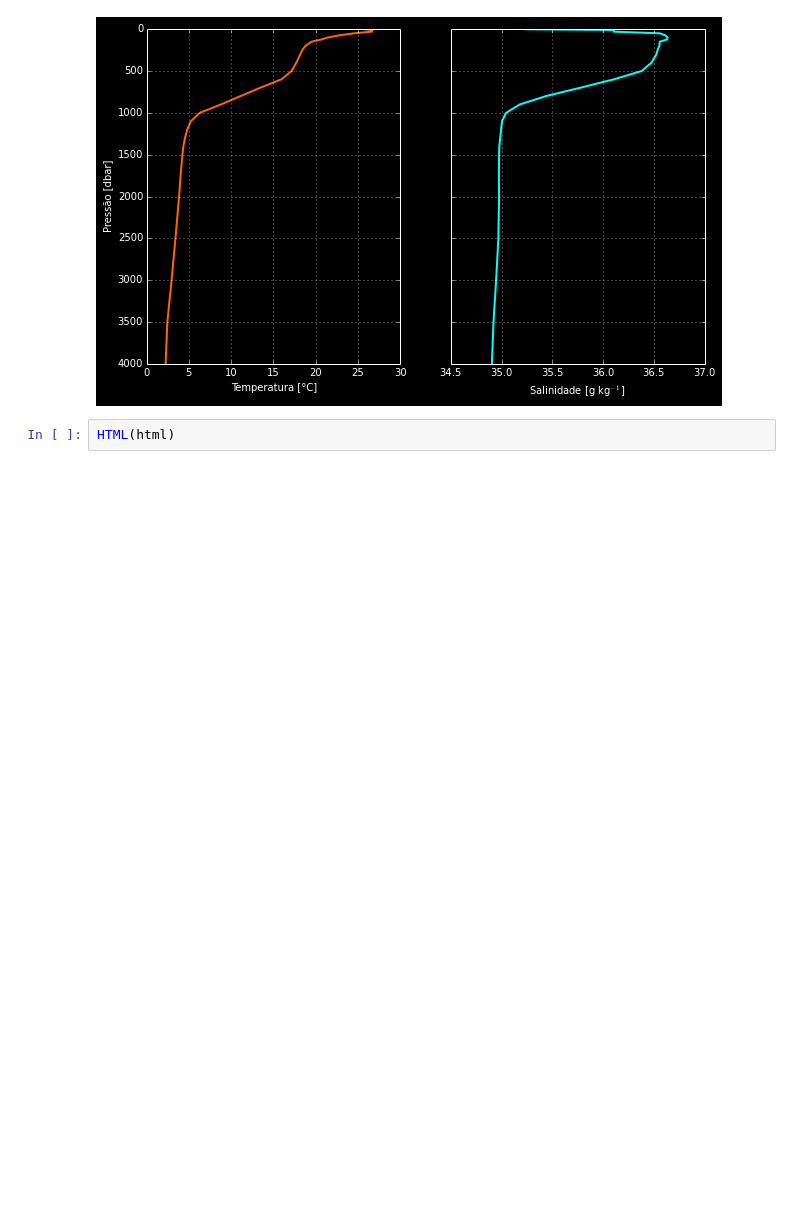
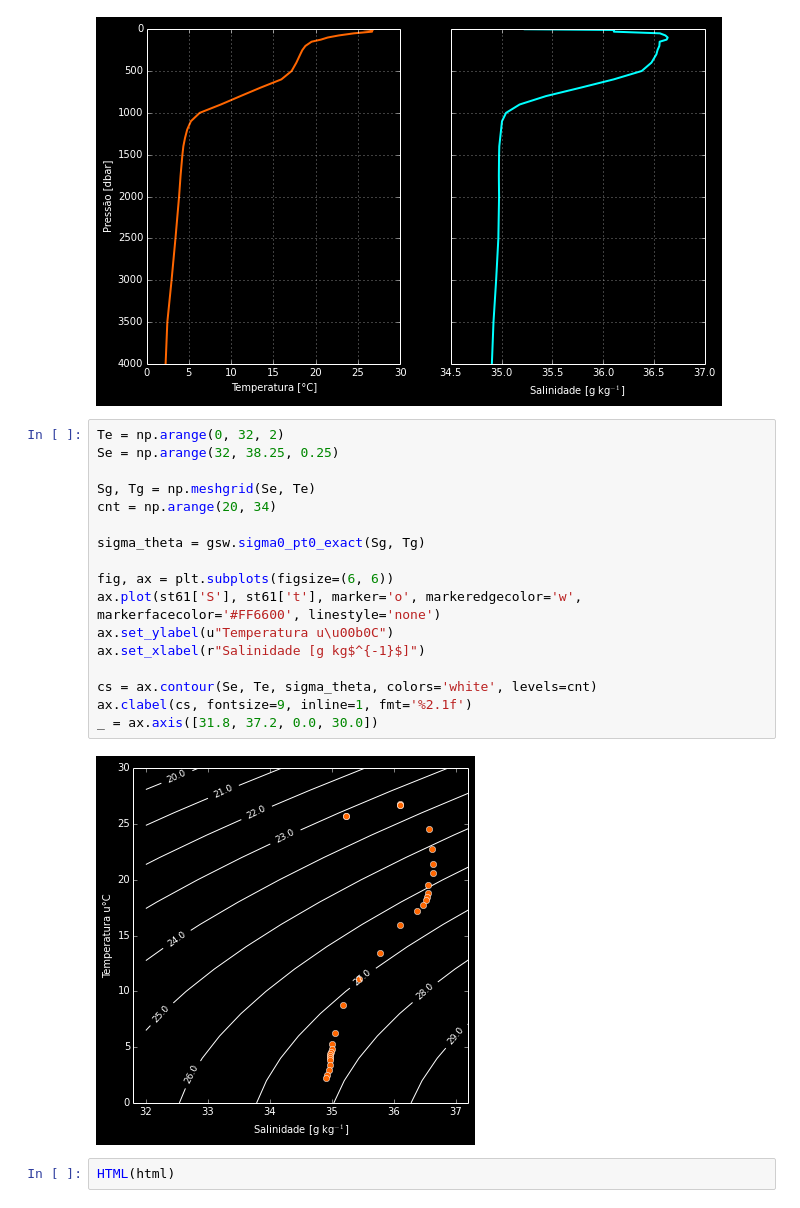
Before and after one commit to ocefpaf/descriptive_oceanography, a Jupyter notebook: lecture-02/solution/plot_profiles.ipynb, the cells around one changed output. Saved outputs shown, nothing was run; the diff lists cells and outputs as text; blank space fills up the shorter version.

Commit message:
Added TS diagram.

```diff
--- a/lecture-02/solution/plot_profiles.ipynb
+++ b/lecture-02/solution/plot_profiles.ipynb
@@ -50,6 +54,25 @@ ax1.set_xlabel(r"Salinidade [g kg$^{-1}$]")
 ax1.grid()
 # %% [output]
 [figure]
+# %%
+Te = np.arange(0, 32, 2)
+Se = np.arange(32, 38.25, 0.25)
+
+Sg, Tg = np.meshgrid(Se, Te)
+cnt = np.arange(20, 34)
+
+sigma_theta = gsw.sigma0_pt0_exact(Sg, Tg)
+
+fig, ax = plt.subplots(figsize=(6, 6))
+ax.plot(st61['S'], st61['t'], marker='o', markeredgecolor='w', markerfacecolor='#FF6600', linestyle='none')
+ax.set_ylabel(u"Temperatura u\u00b0C")
+ax.set_xlabel(r"Salinidade [g kg$^{-1}$]")
+
+cs = ax.contour(Se, Te, sigma_theta, colors='white', levels=cnt)
+ax.clabel(cs, fontsize=9, inline=1, fmt='%2.1f')
+_ = ax.axis([31.8, 37.2, 0.0, 30.0])
+# %% [output]
+[figure, added]
 # %%
 HTML(html)
 # %% [output]
```
Also changed, not shown: parts of 1 cell of this notebook.
